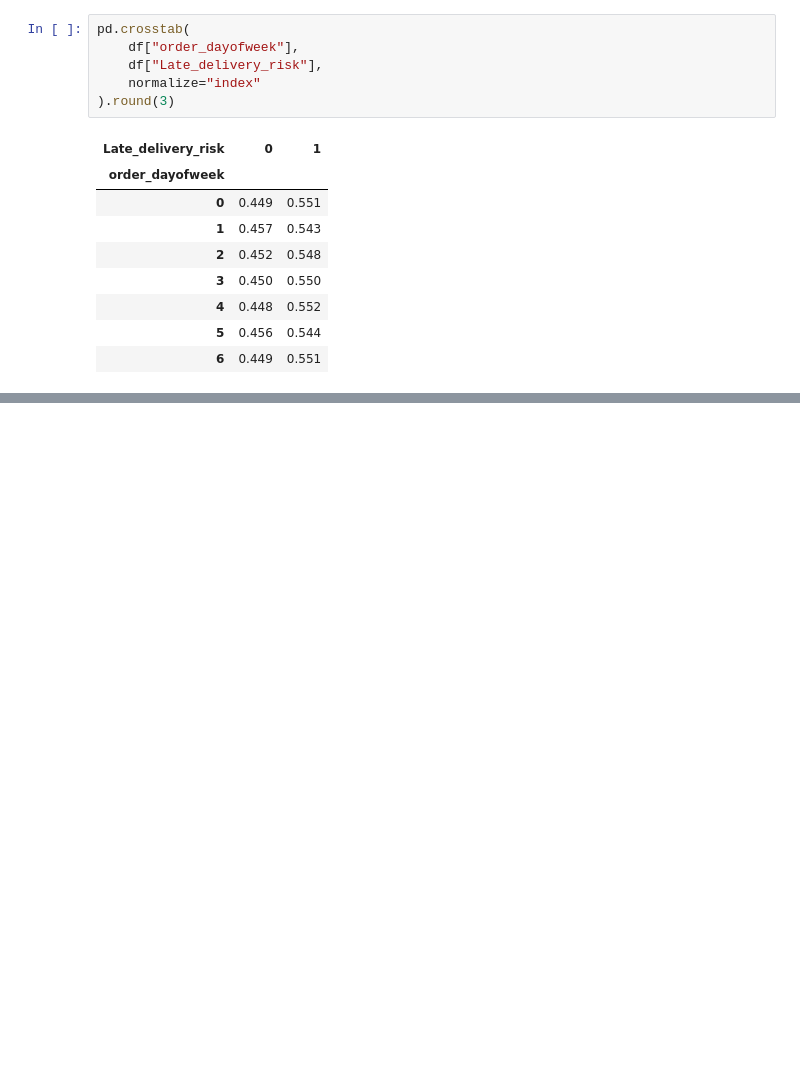
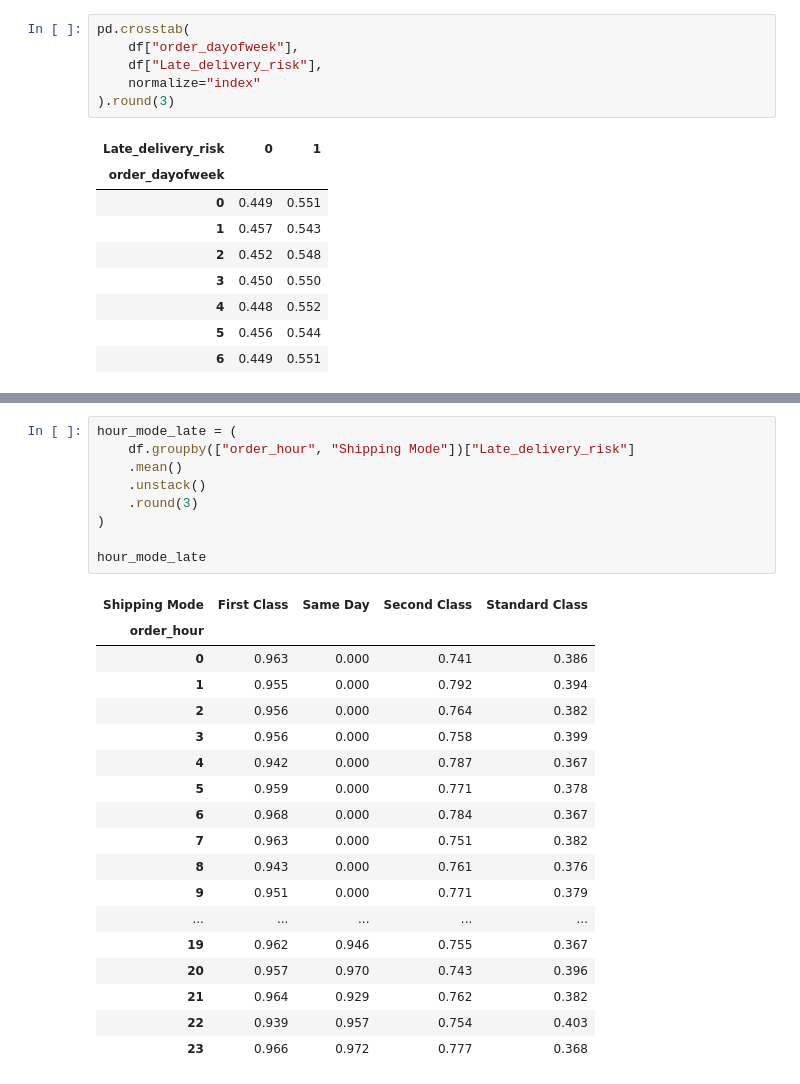
Before and after one commit to elhamrouzban/LogiGuard, a Jupyter notebook: notebooks/01_data_understanding.ipynb, the cells around one changed output, grey strips where cells are left out. Saved outputs shown, nothing was run; the diff lists cells and outputs as text; blank space fills up the shorter version.

```diff
--- a/notebooks/01_data_understanding.ipynb
+++ b/notebooks/01_data_understanding.ipynb
@@ -665,0 +716,28 @@ pd.crosstab(
+# %%
+hour_mode_late = (
+    df.groupby(["order_hour", "Shipping Mode"])["Late_delivery_risk"]
+    .mean()
+    .unstack()
+    .round(3)
+)
+
+hour_mode_late
+# %% [output]
+| Shipping Mode | First Class | Same Day | Second Class | Standard Class |
+| order_hour |  |  |  |  |
+| 0 | 0.963 | 0.000 | 0.741 | 0.386 |
+| 1 | 0.955 | 0.000 | 0.792 | 0.394 |
+| 2 | 0.956 | 0.000 | 0.764 | 0.382 |
+| 3 | 0.956 | 0.000 | 0.758 | 0.399 |
+| 4 | 0.942 | 0.000 | 0.787 | 0.367 |
+| 5 | 0.959 | 0.000 | 0.771 | 0.378 |
+| 6 | 0.968 | 0.000 | 0.784 | 0.367 |
+| 7 | 0.963 | 0.000 | 0.751 | 0.382 |
+| 8 | 0.943 | 0.000 | 0.761 | 0.376 |
+| 9 | 0.951 | 0.000 | 0.771 | 0.379 |
+| ... | ... | ... | ... | ... |
+| 19 | 0.962 | 0.946 | 0.755 | 0.367 |
+| 20 | 0.957 | 0.970 | 0.743 | 0.396 |
+| 21 | 0.964 | 0.929 | 0.762 | 0.382 |
+| 22 | 0.939 | 0.957 | 0.754 | 0.403 |
+| 23 | 0.966 | 0.972 | 0.777 | 0.368 |
```
Also changed, not shown: parts of 10 cells of this notebook, 1 other file.
